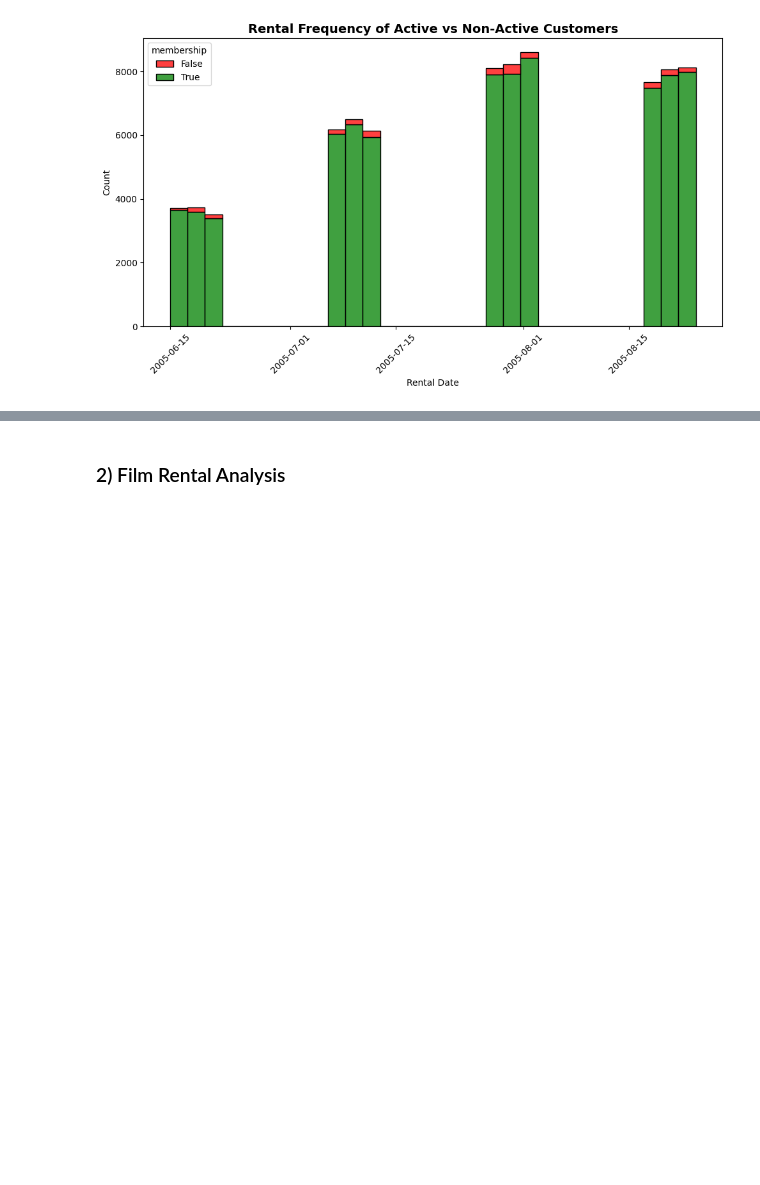
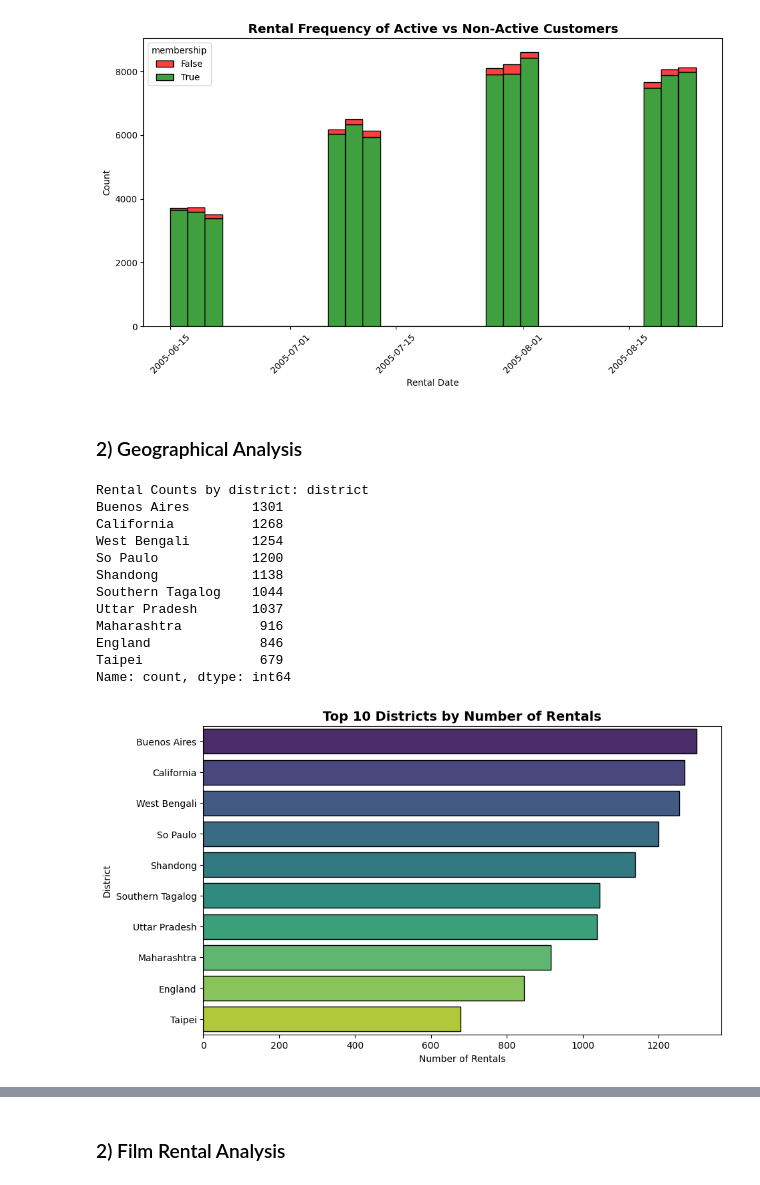
Before and after one commit to Gengatharan1/ds_dvd_rental_analysis, a Jupyter notebook: 1.eda.ipynb, the cells around one changed output, grey strips where cells are left out. Saved outputs shown, nothing was run; the diff lists cells and outputs as text; code cells hidden in the pictures; blank space fills up the shorter version.

```diff
--- a/1.eda.ipynb
+++ b/1.eda.ipynb
@@ -333,3 +332,33 @@ plt.tight_layout()
 plt.show()
 # %% [output]
 [figure]
+# %% [markdown]
+### 2) Geographical Analysis
+# %%
+# District Analysis
+plt.figure(figsize=(10, 6))
+
+# Get the rental counts per district
+district_rentals = df['district'].value_counts().head(10)
+print("Rental Counts by district:", district_rentals)
+
+# Plot settings
+sns.barplot(x=district_rentals.values, y=district_rentals.index, hue=district_rentals.index, palette='viridis', edgecolor='black')
+plt.title('Top 10 Districts by Number of Rentals', fontsize=14, fontweight='bold')
+plt.xlabel('Number of Rentals')
+plt.ylabel('District')
+plt.show()
+# %% [output]
+Rental Counts by district: district
+Buenos Aires        1301
+California          1268
+West Bengali        1254
+So Paulo            1200
+Shandong            1138
+Southern Tagalog    1044
+Uttar Pradesh       1037
+Maharashtra          916
+England              846
+Taipei               679
+Name: count, dtype: int64
+[figure, added]
```
Also changed, not shown: parts of 5 cells of this notebook, 2 other files.
